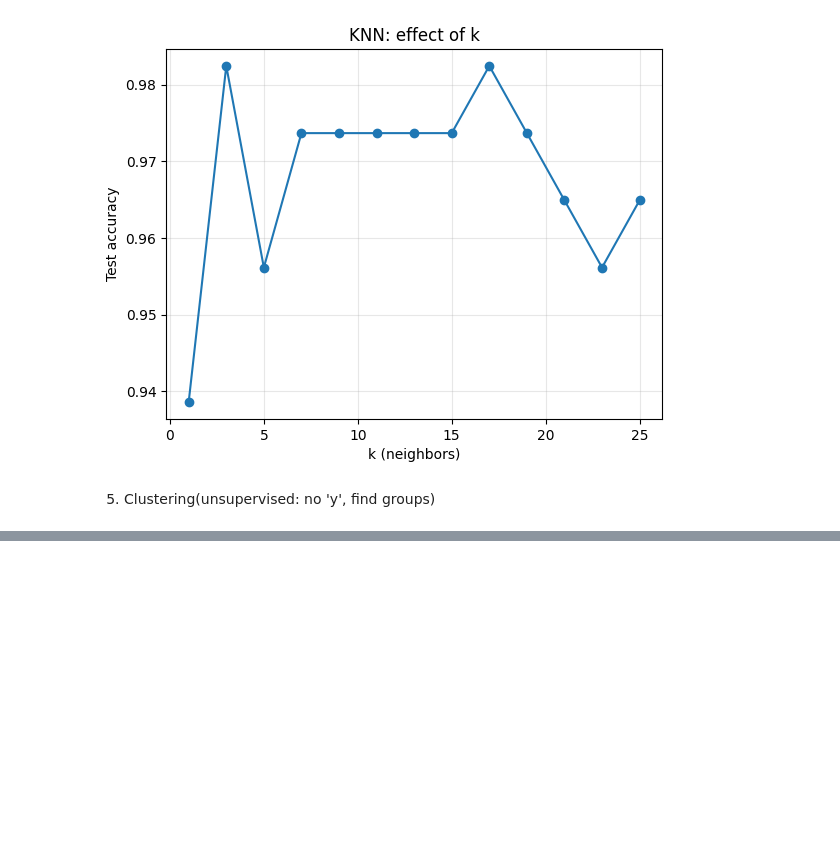
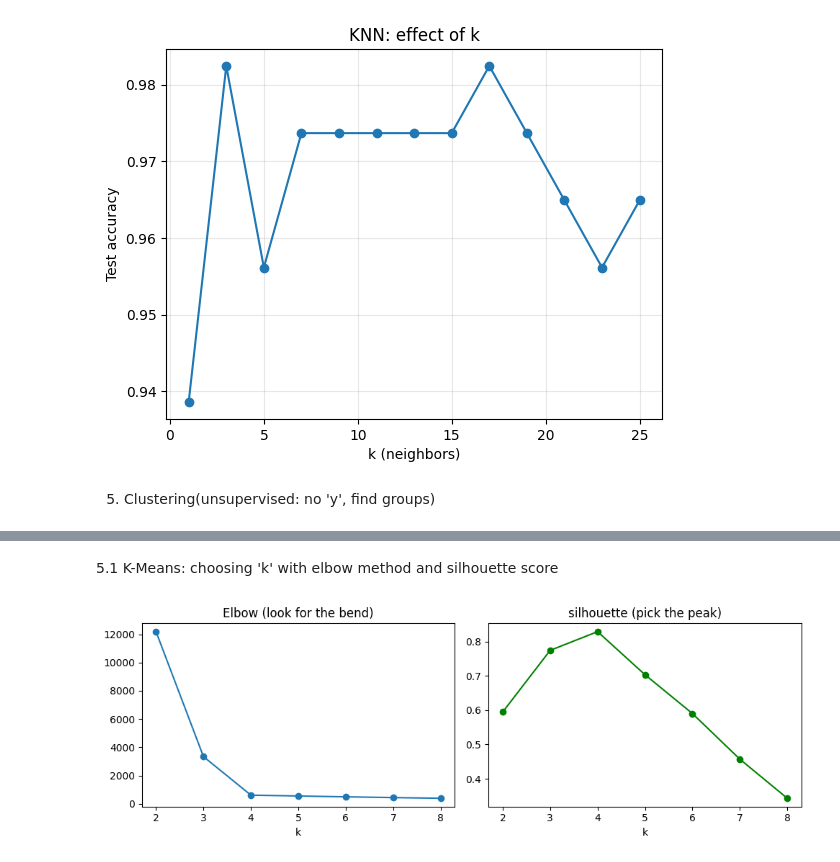
Before and after one commit to MoghalPathan/Scikit-learn, a Jupyter notebook: scikit-learn.ipynb, the cells around one changed output, grey strips where cells are left out. Cells and saved outputs as stored; diff of their text form; code cells hidden in the pictures; blank space fills up the shorter version.

```diff
--- a/scikit-learn.ipynb
+++ b/scikit-learn.ipynb
@@ -367,0 +380,21 @@ plt.show()
+# %% [markdown]
+5.1 K-Means: choosing 'k' with elbow method and silhouette score
+# %%
+inertias, sils = [], []
+K = range(2, 9)
+for k in K:
+    km = KMeans(n_clusters=k, n_init=10, random_state=42).fit(xb)
+    inertias.append(km.inertia_)
+    sils.append(silhouette_score(xb, km.labels_))
+
+fig, ax = plt.subplots(1, 2, figsize=(10, 3.5))
+ax[0].plot(K, inertias, marker="o")
+ax[0].set_title("Elbow (look for the bend)")
+ax[0].set_xlabel("k")
+ax[1].plot(K, sils, marker="o", color = "green")
+ax[1].set_title("silhouette (pick the peak)")
+ax[1].set_xlabel("k")
+plt.tight_layout()
+plt.show()
+# %% [output]
+[figure, added]
```
Also changed, not shown: parts of 11 cells of this notebook.
